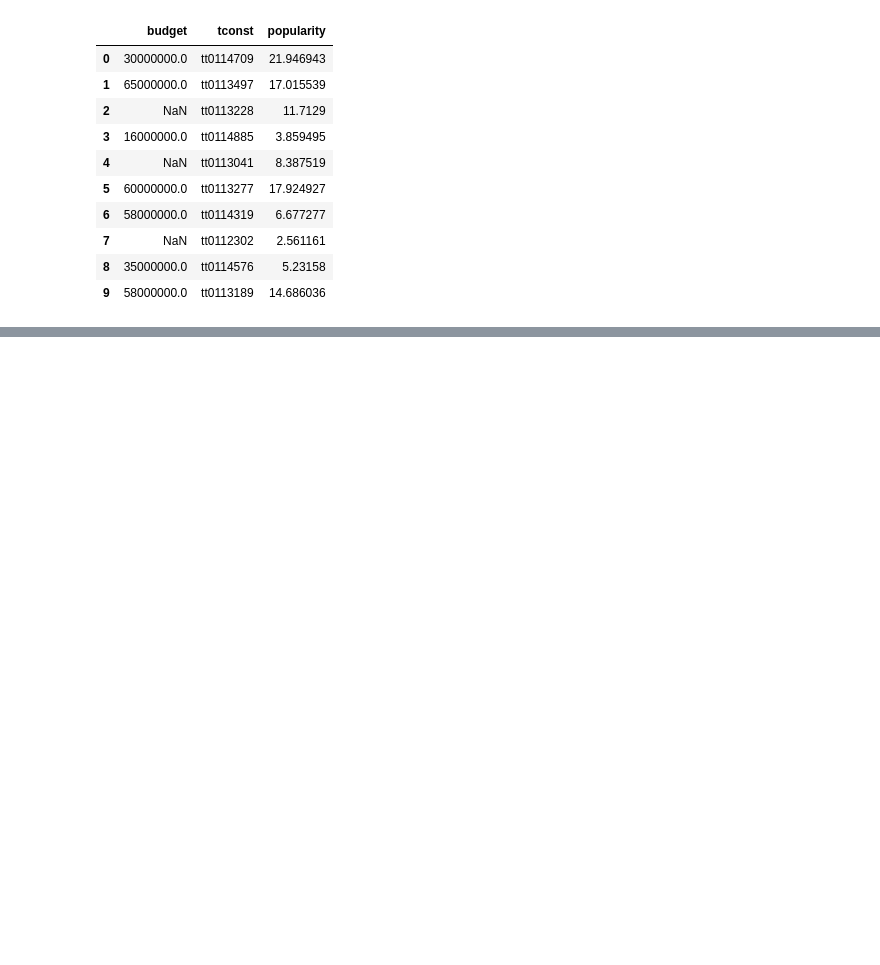
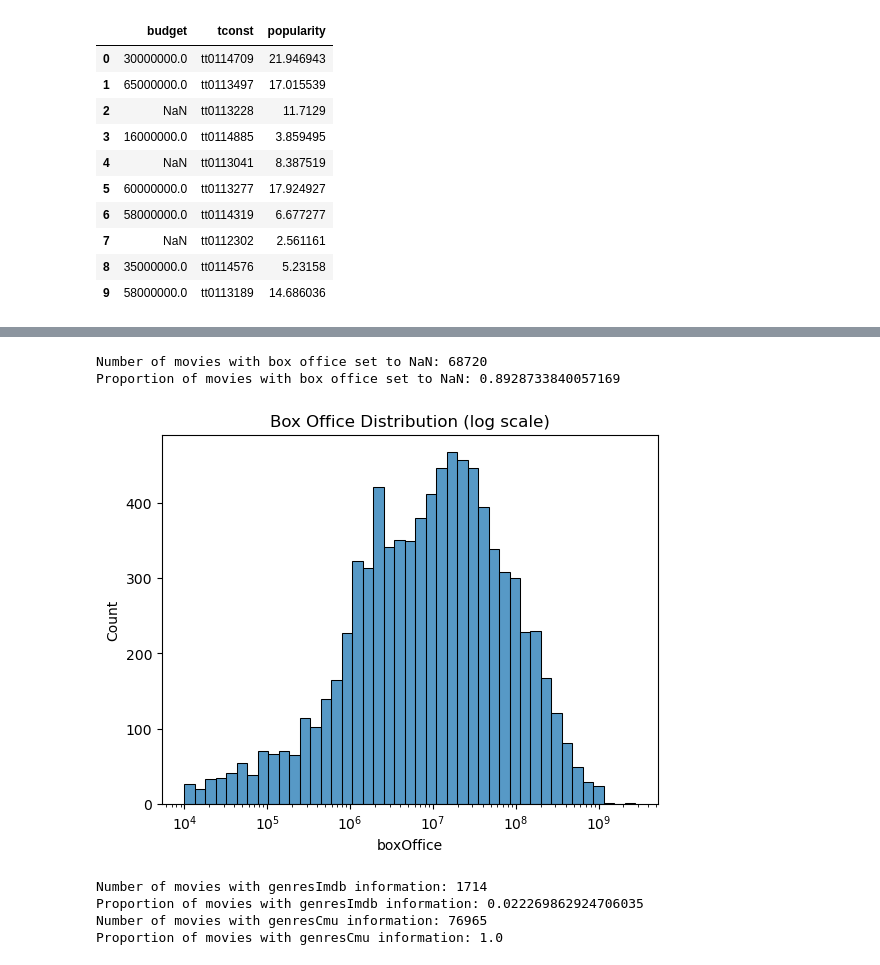
Before and after one commit to epfl-ada/ada-2023-project-lovelace, a Jupyter notebook: Code/clean.ipynb, the cells around one changed output, grey strips where cells are left out. Cells and saved outputs as stored; diff of their text form; code cells hidden in the pictures; blank space fills up the shorter version.

```diff
--- a/Code/clean.ipynb
+++ b/Code/clean.ipynb
@@ -262,0 +292,24 @@ movies_imdb.head(100)
+# %%
+print(f"Number of movies with box office set to NaN: {movies_imdb['boxOffice'].isna().sum()}")
+print(f"Proportion of movies with box office set to NaN: {movies_imdb['boxOffice'].isna().sum() / len(movies_imdb)}")
+
+sns.histplot(data=movies_imdb, x="boxOffice", log_scale=True)
+plt.title("Box Office Distribution (log scale)")
+plt.show()
+# %% [output]
+Number of movies with box office set to NaN: 68720
+Proportion of movies with box office set to NaN: 0.8928733840057169
+[figure, added]
+# %%
+print(f"Number of movies with genresImdb information: {movies_imdb['genresImdb'].notnull().sum()}")
+print(f"Proportion of movies with genresImdb information: {movies_imdb['genresImdb'].notnull().sum() / len(movies_imdb)}")
+
+print(f"Number of movies with genresCmu information: {movies_imdb['genresCmu'].notnull().sum()}")
+print(f"Proportion of movies with genresCmu information: {movies_imdb['genresCmu'].notnull().sum() / len(movies_imdb)}")
+
+# Je pense pas que ca soit normal
+# %% [output]
+Number of movies with genresImdb information: 1714
+Proportion of movies with genresImdb information: 0.022269862924706035
+Number of movies with genresCmu information: 76965
+Proportion of movies with genresCmu information: 1.0
```
Also changed, not shown: parts of 12 cells of this notebook.
